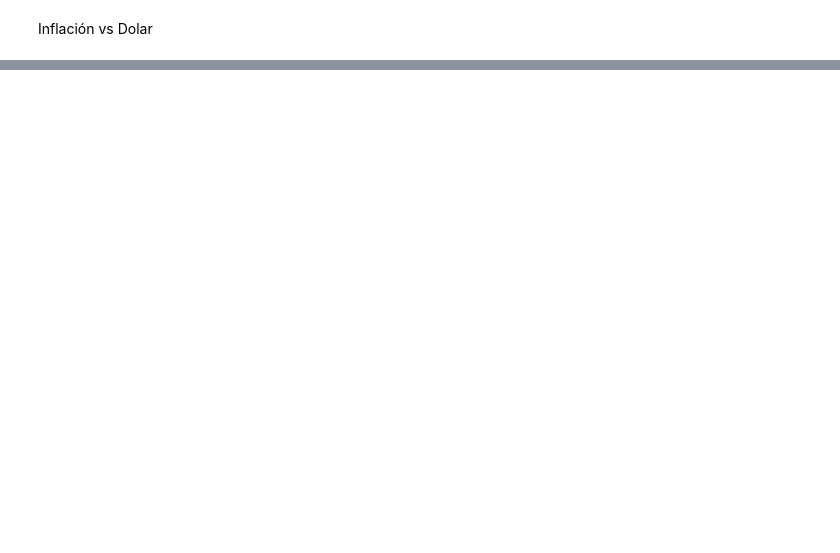
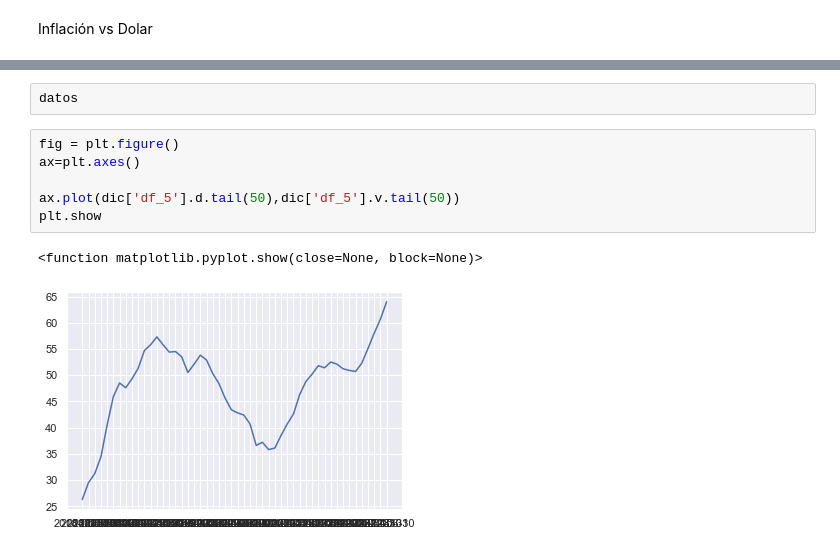
Before and after one commit to jeanApi/Proyecto_DolarBlue-DolarOficial, a Jupyter notebook: PI.ipynb, the cells around one changed output, grey strips where cells are left out. Cells and saved outputs as stored; diff of their text form; blank space fills up the shorter version.

```diff
--- a/PI.ipynb
+++ b/PI.ipynb
@@ -634,0 +677,11 @@ Inflación vs Dolar
+# %%
+datos
+# %%
+fig = plt.figure()
+ax=plt.axes()
+
+ax.plot(dic['df_5'].d.tail(50),dic['df_5'].v.tail(50))
+plt.show
+# %% [output]
+<function matplotlib.pyplot.show(close=None, block=None)>
+[figure, added]
```
Also changed, not shown: parts of 10 cells of this notebook.
